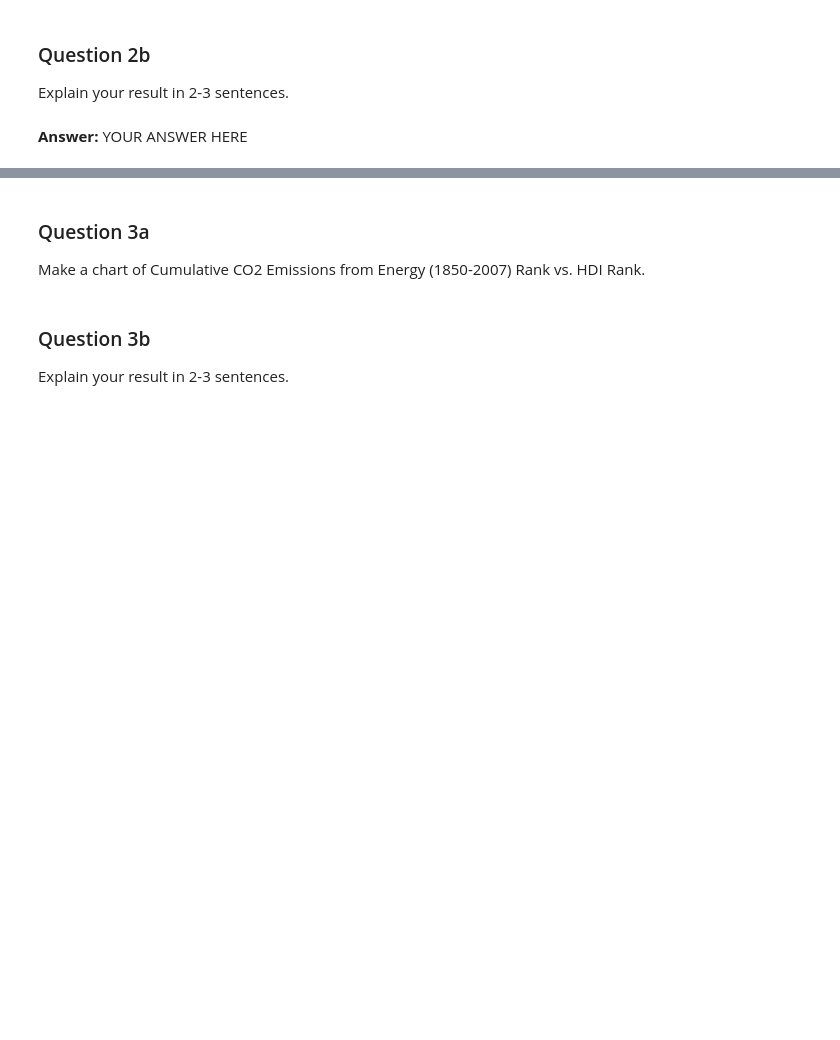
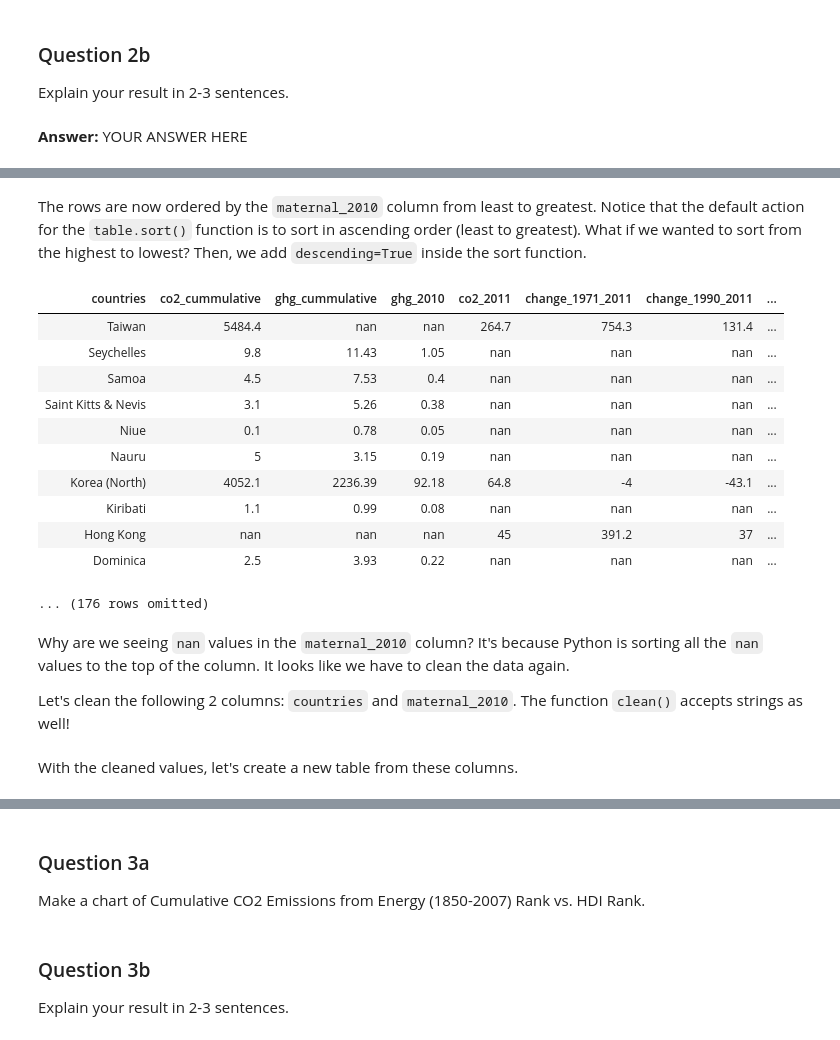
Before and after one commit to ds-modules/E-157AC, a Jupyter notebook: ProblemSet3/Problem Set 3.ipynb, the cells around one changed output, grey strips where cells are left out. Cells and saved outputs as stored; diff of their text form; code cells hidden in the pictures; blank space fills up the shorter version.

```diff
--- a/ProblemSet3/Problem Set 3.ipynb
+++ b/ProblemSet3/Problem Set 3.ipynb
@@ -234,0 +260,21 @@ Often
+# %% [markdown]
+The rows are now ordered by the `maternal_2010` column from least to greatest. Notice that the default action for the `table.sort()` function is to sort in ascending order (least to greatest). What if we wanted to sort from the highest to lowest? Then, we add `descending=True` inside the sort function.
+# %%
+problem_set.sort("maternal_2010", descending=True)
+# %% [output]
+| countries | co2_cummulative | ghg_cummulative | ghg_2010 | co2_2011 | change_1971_2011 | change_1990_2011 | ... |
+| Taiwan | 5484.4 | nan | nan | 264.7 | 754.3 | 131.4 | ... |
+| Seychelles | 9.8 | 11.43 | 1.05 | nan | nan | nan | ... |
+| Samoa | 4.5 | 7.53 | 0.4 | nan | nan | nan | ... |
+| Saint Kitts & Nevis | 3.1 | 5.26 | 0.38 | nan | nan | nan | ... |
+| Niue | 0.1 | 0.78 | 0.05 | nan | nan | nan | ... |
+| Nauru | 5 | 3.15 | 0.19 | nan | nan | nan | ... |
+| Korea (North) | 4052.1 | 2236.39 | 92.18 | 64.8 | -4 | -43.1 | ... |
+| Kiribati | 1.1 | 0.99 | 0.08 | nan | nan | nan | ... |
+| Hong Kong | nan | nan | nan | 45 | 391.2 | 37 | ... |
+| Dominica | 2.5 | 3.93 | 0.22 | nan | nan | nan | ... |
+... (176 rows omitted)
+# %% [markdown]
+Why are we seeing `nan` values in the `maternal_2010` column? It's because Python is sorting all the `nan` values to the top of the column. It looks like we have to clean the data again.
+
+Let's clean the following 2 columns: `countries` and `maternal_2010`. The function `clean()` accepts strings as well!
@@ -234,0 +283,2 @@ Often
+# %% [markdown]
+With the cleaned values, let's create a new table from these columns.
```
Also changed, not shown: parts of 12 cells of this notebook.
